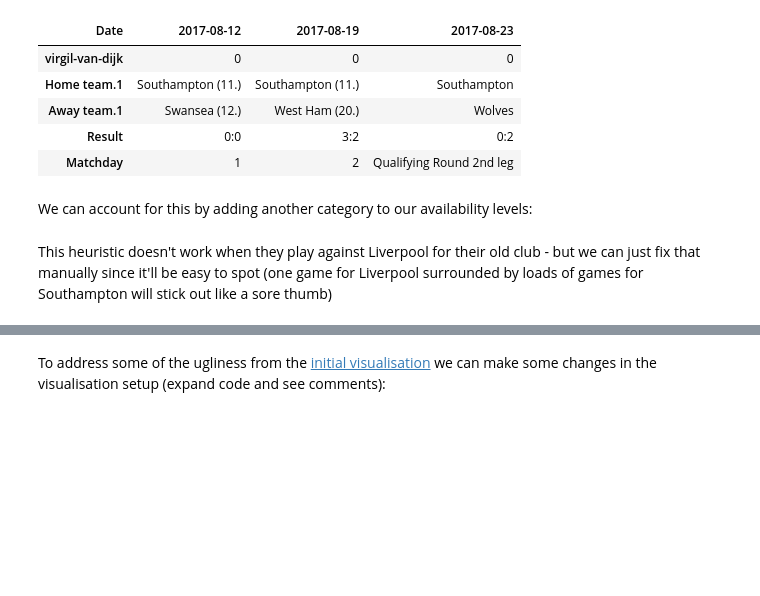
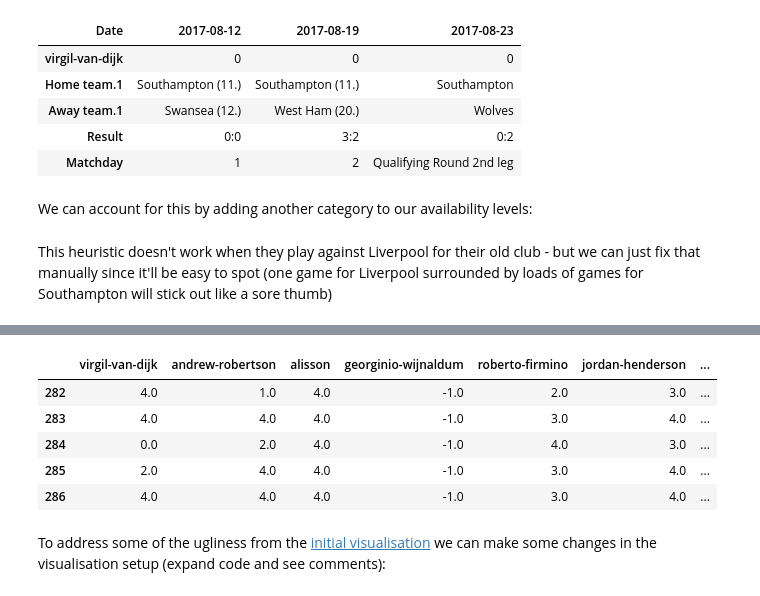
Before and after one commit to ismailmo1/blog, a Jupyter notebook: posts/CL19-strangers/avail-heatmaps.ipynb, the cells around one changed output, grey strips where cells are left out. Cells and saved outputs as stored; diff of their text form; code cells hidden in the pictures; blank space fills up the shorter version.

```diff
--- a/posts/CL19-strangers/avail-heatmaps.ipynb
+++ b/posts/CL19-strangers/avail-heatmaps.ipynb
@@ -259,7 +261,7 @@ for player,url in cl_19_lineup_urls.items():
     avail_17_18.append(transposed_df)
 
 avail_17_18_all = pd.concat(avail_17_18)
-avail_17_18_all.fillna(3, inplace=True)
+avail_17_18_all.fillna(1, inplace=True)
 
 # add count
 long_avail_17_18_df = avail_17_18_all.T
@@ -280,7 +282,7 @@ for player,url in cl_19_lineup_urls.items():
     avail_19_20.append(transposed_df)
 
 avail_19_20_all = pd.concat(avail_19_20)
-avail_19_20_all.fillna(3, inplace=True)
+avail_19_20_all.fillna(1, inplace=True)
 
 # add count
 long_avail_19_20_df = avail_19_20_all.T
@@ -303,7 +305,7 @@ for player,url in cl_19_lineup_urls.items():
     avail_20_21.append(transposed_df)
 
 avail_20_21_all = pd.concat(avail_20_21)
-avail_20_21_all.fillna(3, inplace=True)
+avail_20_21_all.fillna(1, inplace=True)
 
 # add count
 long_avail_20_21_df = avail_20_21_all.T
@@ -312,34 +314,41 @@ long_avail_20_21_df.reset_index(inplace=True, drop=True)
 #add 2021/2022
 
 liverpool_fix_21_22 = teams.get_team_fixtures(prem_clubs_18["Liverpool FC"], "2021")
 avail_21_22 = []
 for player,url in cl_19_lineup_urls.items():
     avail_df = players.get_player_availability(url,"2021", add_match_result=True)
     # add liverpool fixture data
     transposed_df = avail_df.T
     transposed_df= transposed_df.join(liverpool_fix_21_22, how="right", rsuffix="_lpool")
 
     transposed_df['is_lpool'] = transposed_df.apply(is_liverpool, axis=1)
     transposed_df.iloc[:,0] = transposed_df.apply(add_diff_team_availability, axis=1)
     transposed_df = pd.DataFrame(transposed_df.iloc[:,0]).T
     avail_21_22.append(transposed_df)
 
 avail_21_22_all = pd.concat(avail_21_22)
-avail_21_22_all.fillna(3, inplace=True)
+avail_21_22_all.fillna(1, inplace=True)
 
 # add count
 long_avail_21_22_df = avail_21_22_all.T
 long_avail_21_22_df['strangers_count'] = (long_avail_21_22_df == 4 ).sum(axis=1)
 long_avail_21_22_df.reset_index(inplace=True, drop=True)
 
 # concatenate all our data
 all_fix_dates = [*avail_17_18_all.columns, *liverpool_fix.index,*avail_19_20_all.columns, *avail_20_21_all.columns,*avail_21_22_all.columns]
 all_avail = pd.concat([long_avail_17_18_df, fixtures_num_starters, long_avail_19_20_df, long_avail_20_21_df,long_avail_21_22_df])
 
 # reset index so we dont have to deal with dodgy dates in axes
 all_avail.reset_index(inplace=True, drop=True)
 all_avail['date'] = all_fix_dates
 all_avail.tail()
+# %% [output]
+|  | virgil-van-dijk | andrew-robertson | alisson | georginio-wijnaldum | roberto-firmino | jordan-henderson | ... |
+| 282 | 4.0 | 1.0 | 4.0 | -1.0 | 2.0 | 3.0 | ... |
+| 283 | 4.0 | 4.0 | 4.0 | -1.0 | 3.0 | 4.0 | ... |
+| 284 | 0.0 | 2.0 | 4.0 | -1.0 | 4.0 | 3.0 | ... |
+| 285 | 2.0 | 4.0 | 4.0 | -1.0 | 3.0 | 4.0 | ... |
+| 286 | 4.0 | 4.0 | 4.0 | -1.0 | 3.0 | 4.0 | ... |
 # %% [markdown]
 To address some of the ugliness from the [initial visualisation](#initial-visualisation) we can make some changes in the visualisation setup (expand code and see comments):
 # %%
```
Also changed, not shown: parts of 17 cells of this notebook, 5 other files.
